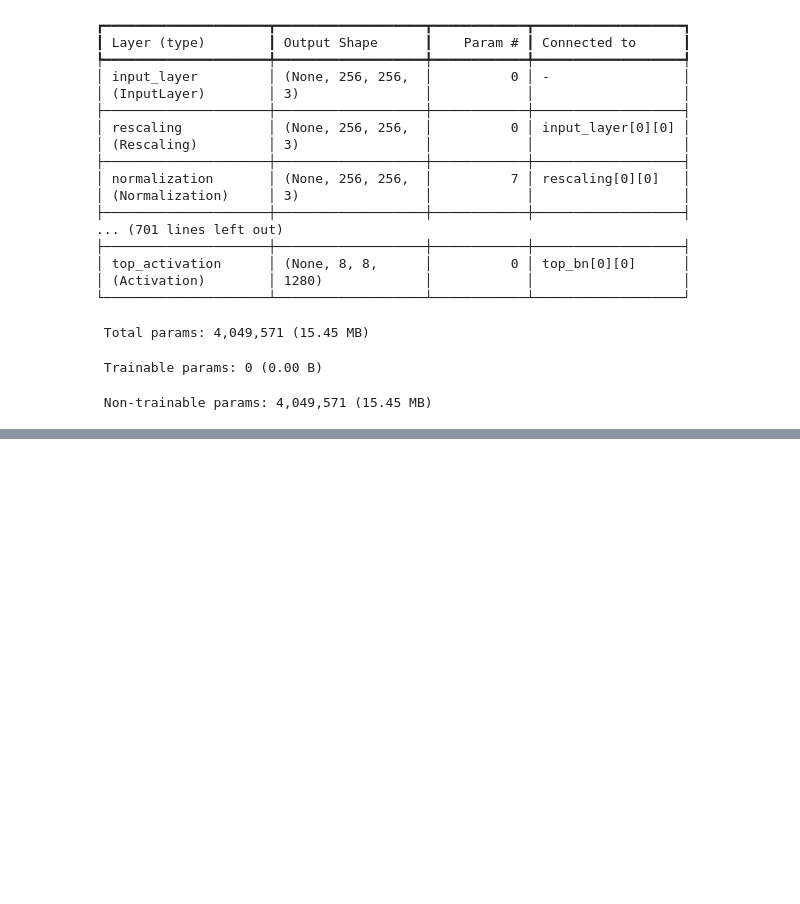
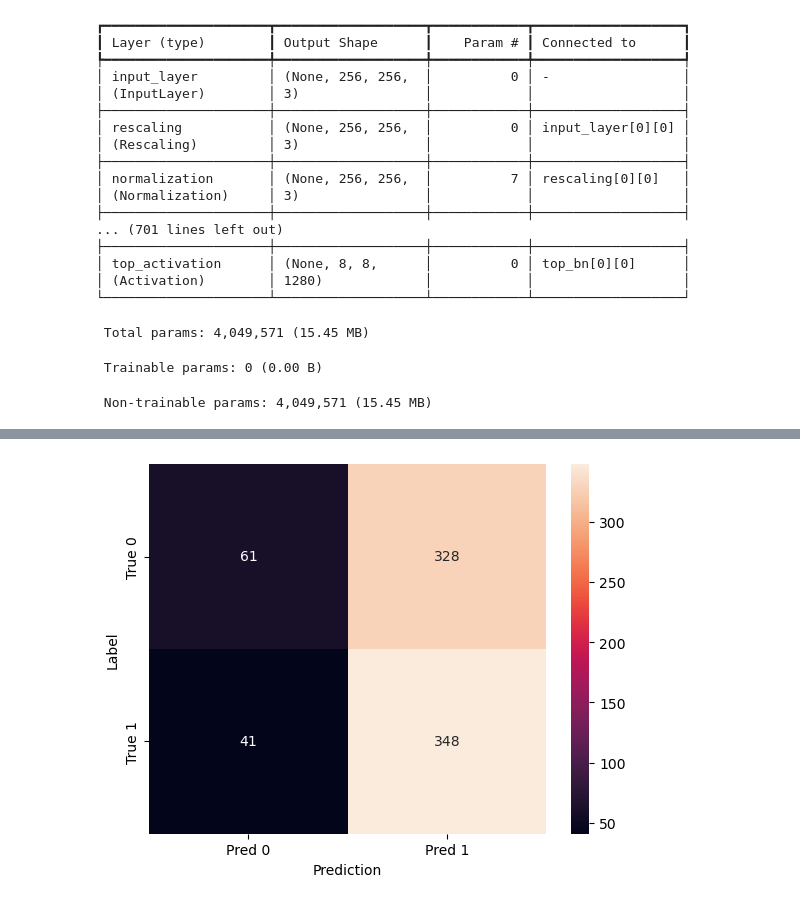
Before and after one commit to hanzeltkr/U54REC, a Jupyter notebook: image_classification/pretrain_model.ipynb, the cells around one changed output, grey strips where cells are left out. Saved outputs shown, nothing was run; the diff lists cells and outputs as text; code cells hidden in the pictures; blank space fills up the shorter version.

Commit message:
make somoe changes and train other model

```diff
--- a/image_classification/pretrain_model.ipynb
+++ b/image_classification/pretrain_model.ipynb
@@ -221,6 +230,6 @@ model.compile(
     ]
 )
 # %%
-initial_epochs = 10
+initial_epochs = 20
 history = model.fit(train_ds, epochs=initial_epochs, validation_data = val_ds)
 # %% [output]
@@ -274,15 +348,18 @@ Model: "functional"
 # %%
 # Compile the model
 model.compile(
-    optimizer=tf.keras.optimizers.Adam(1e-4),
+    optimizer=tf.keras.optimizers.Adam(1e-5),
     loss=tf.keras.losses.BinaryCrossentropy(from_logits=False),
     metrics=[
-        tf.keras.metrics.BinaryAccuracy(name="binary_accuracy", threshold=0.0),
+        tf.keras.metrics.AUC(curve="ROC"),
     ],
 )
 # %%
 # Train the model
 fine_tune_epochs = 10
 total_epochs =  initial_epochs + fine_tune_epochs
-history = model.fit(train_ds, epochs=total_epochs, validation_data = val_ds)
+history_fine = model.fit(train_ds,
+                         epochs=total_epochs,
+                         initial_epoch=initial_epochs,
+                         validation_data=val_ds)
 # %% [output]
@@ -367,0 +397,9 @@ test_loss, test_acc = model.evaluate(test_images,  test_labels, verbose=2)
+# %%
+from sklearn.metrics import confusion_matrix
+
+# Analyse confusion matrix
+y_prob = model.predict(test_ds).reshape(-1)
+y_pred = (y_prob >= 0.5).astype(int)
+y_true = test_labels.astype(int)
+
+cm = confusion_matrix(y_true, y_pred)
@@ -367,0 +408,10 @@ test_loss, test_acc = model.evaluate(test_images,  test_labels, verbose=2)
+# %%
+import seaborn as sns
+sns.heatmap(cm, annot=True, fmt='d',
+            xticklabels=['Pred 0', 'Pred 1'],
+            yticklabels=['True 0', 'True 1'])
+plt.xlabel('Prediction')
+plt.ylabel('Label')
+plt.show()
+# %% [output]
+[figure, added]
```
Also changed, not shown: parts of 22 cells of this notebook, 1 other file.
